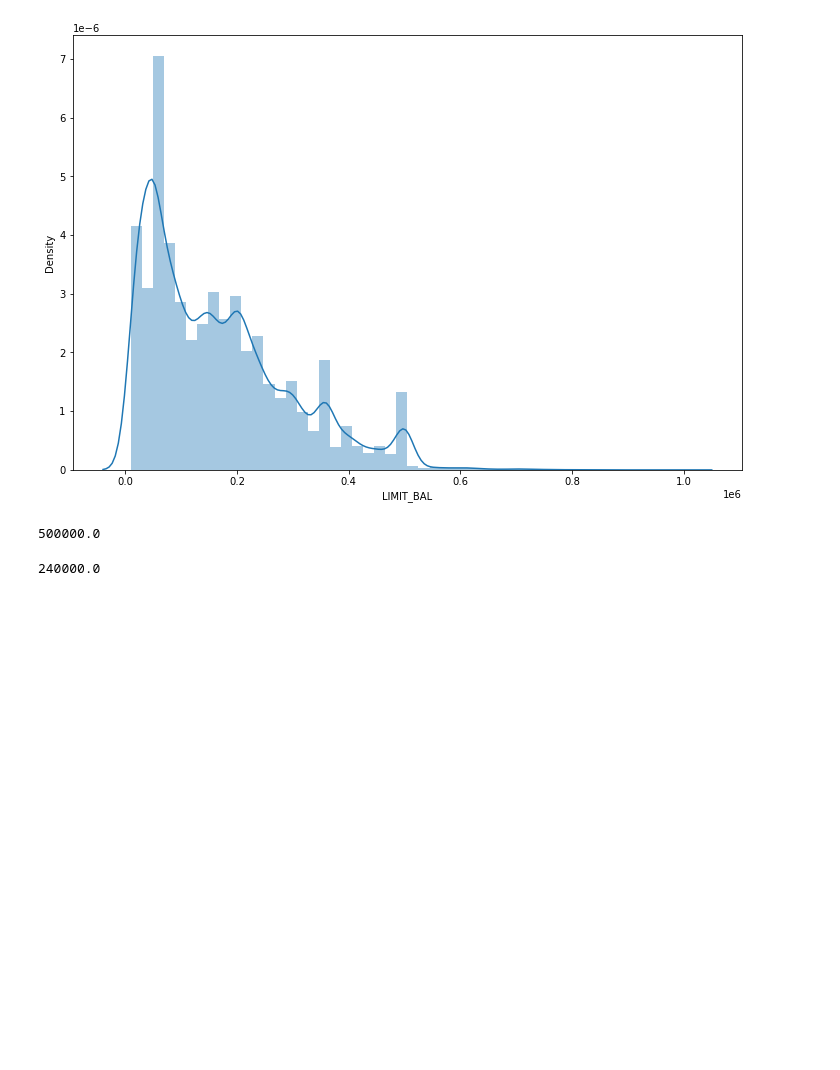
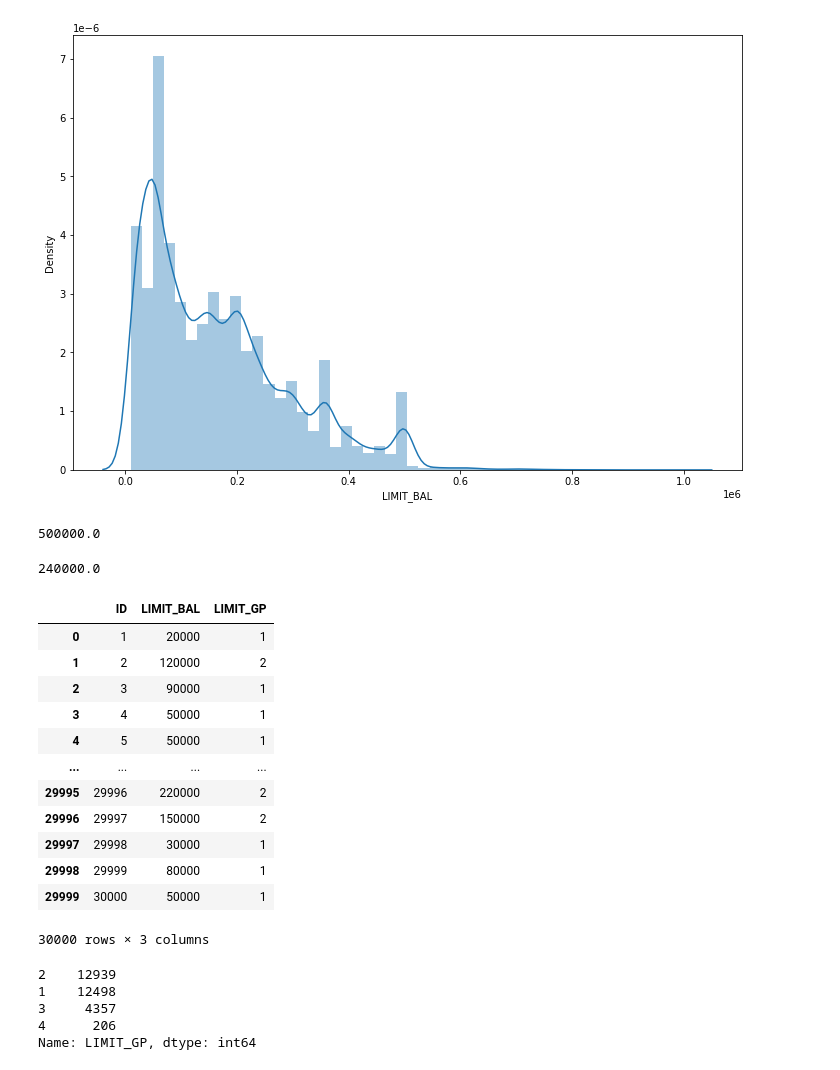
Before and after one commit to seonydg/ml-classification-credit-card-default, a Jupyter notebook: credit-card-default.ipynb, the cells around one changed output. Cells and saved outputs as stored; diff of their text form; code cells hidden in the pictures; blank space fills up the shorter version.

```diff
--- a/credit-card-default.ipynb
+++ b/credit-card-default.ipynb
@@ -363,3 +363,35 @@ np.quantile(df['LIMIT_BAL'].sort_values(), 0.99)
 np.quantile(df['LIMIT_BAL'].sort_values(), 0.75)
 # %% [output]
 240000.0
+# %%
+# Numeric(연속형) 변수의 구간화 작업
+# 100,000 이하, 100,000 초과 300,000 이하, 300,000 초과 500,000 이하, 500,000 초과(4 Group)
+
+
+df['LIMIT_GP'] = np.where (df['LIMIT_BAL'] <= 100000, 1,
+                           np.where(df['LIMIT_BAL'] <= 300000, 2,
+                           np.where(df['LIMIT_BAL'] <= 500000, 3, 4)))
+
+df[['ID', 'LIMIT_BAL', 'LIMIT_GP']]
+# %% [output]
+|  | ID | LIMIT_BAL | LIMIT_GP |
+| 0 | 1 | 20000 | 1 |
+| 1 | 2 | 120000 | 2 |
+| 2 | 3 | 90000 | 1 |
+| 3 | 4 | 50000 | 1 |
+| 4 | 5 | 50000 | 1 |
+| ... | ... | ... | ... |
+| 29995 | 29996 | 220000 | 2 |
+| 29996 | 29997 | 150000 | 2 |
+| 29997 | 29998 | 30000 | 1 |
+| 29998 | 29999 | 80000 | 1 |
+| 29999 | 30000 | 50000 | 1 |
+30000 rows × 3 columns
+# %%
+df['LIMIT_GP'].value_counts()
+# %% [output]
+2    12939
+1    12498
+3     4357
+4      206
+Name: LIMIT_GP, dtype: int64
```
Also changed, not shown: parts of 2 cells of this notebook.
